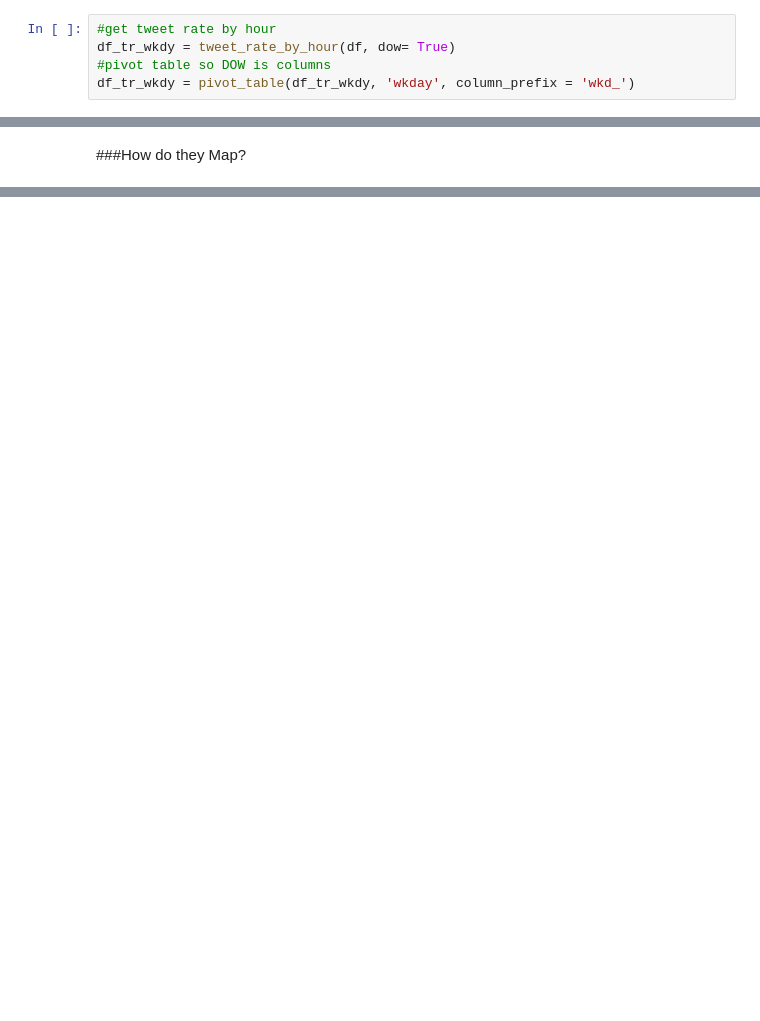
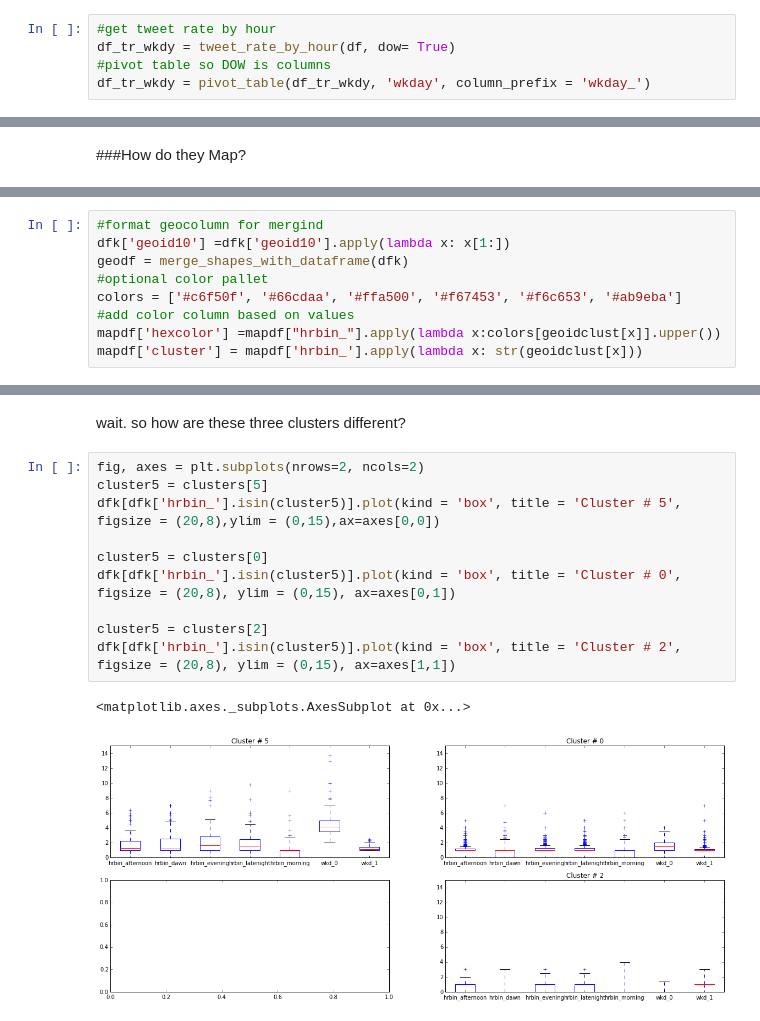
Before and after one commit to seawilloughby/media_mapper, a Jupyter notebook: data_pipeline/k_means_cluster_test.ipynb, the cells around one changed output, grey strips where cells are left out. Drawn from its saved outputs; the diff is of its cells as text; blank space fills up the shorter version.

```diff
--- a/data_pipeline/k_means_cluster_test.ipynb
+++ b/data_pipeline/k_means_cluster_test.ipynb
@@ -79,7 +71,7 @@ def pivot_table(df, timevariable, column_prefix ):
 #get tweet rate by hour
 df_tr_wkdy = tweet_rate_by_hour(df, dow= True)
 #pivot table so DOW is columns
-df_tr_wkdy = pivot_table(df_tr_wkdy, 'wkday', column_prefix = 'wkd_')
+df_tr_wkdy = pivot_table(df_tr_wkdy, 'wkday', column_prefix = 'wkday_')
 # %%
 df_tr_wkdy.tail()
 # %% [output]
@@ -253 +253,10 @@ dfgeo = mm.pipeline.merge_shapes_with_dataframe(dfk)
+# %%
+#format geocolumn for mergind
+dfk['geoid10'] =dfk['geoid10'].apply(lambda x: x[1:])
+geodf = merge_shapes_with_dataframe(dfk)
+#optional color pallet
+colors = ['#c6f50f', '#66cdaa', '#ffa500', '#f67453', '#f6c653', '#ab9eba']
+#add color column based on values
+mapdf['hexcolor'] =mapdf["hrbin_"].apply(lambda x:colors[geoidclust[x]].upper())
+mapdf['cluster'] = mapdf['hrbin_'].apply(lambda x: str(geoidclust[x]))
 # %%
@@ -294,0 +323,15 @@ dfgeo
+# %% [markdown]
+wait. so how are these three clusters different?
+# %%
+fig, axes = plt.subplots(nrows=2, ncols=2)
+cluster5 = clusters[5]
+dfk[dfk['hrbin_'].isin(cluster5)].plot(kind = 'box', title = 'Cluster # 5', figsize = (20,8),ylim = (0,15),ax=axes[0,0])
+
+cluster5 = clusters[0]
+dfk[dfk['hrbin_'].isin(cluster5)].plot(kind = 'box', title = 'Cluster # 0', figsize = (20,8), ylim = (0,15), ax=axes[0,1])
+
+cluster5 = clusters[2]
+dfk[dfk['hrbin_'].isin(cluster5)].plot(kind = 'box', title = 'Cluster # 2', figsize = (20,8), ylim = (0,15), ax=axes[1,1])
+# %% [output]
+<matplotlib.axes._subplots.AxesSubplot at 0x...>
+[figure, added]
```
Also changed, not shown: parts of 17 cells of this notebook.
